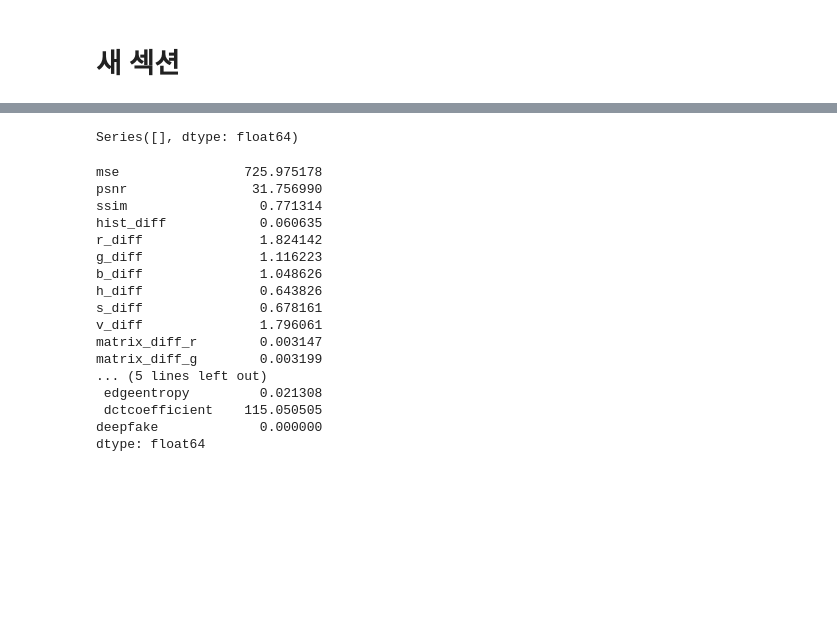
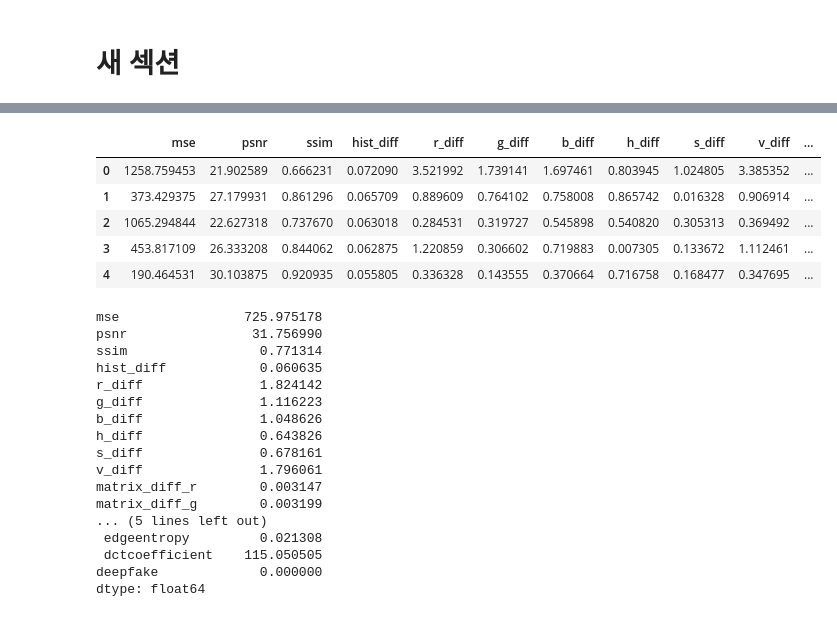
Before and after one commit to GipalLee/Deepfake_detection, a Jupyter notebook: deepfake_1_1_3.ipynb, the cells around one changed output, grey strips where cells are left out. Drawn from its saved outputs; the diff is of its cells as text; code cells hidden in the pictures; blank space fills up the shorter version.

```diff
--- a/deepfake_1_1_3.ipynb
+++ b/deepfake_1_1_3.ipynb
@@ -318,10 +304,15 @@ REAL.head()
 | 2 | 891.9691015625 | 23.398518052174193 | 0.7556750965928994 | 0.04989355770298559 | 0.8638671875012847 | 0.17527343750086288 | 0.6520703125000153 | 0.6233984374996808 | 0.5082812499998113 | 0.6540624999974938 | ... |
 | 3 | 1006.72296875 | 22.872916382768842 | 0.7635000088523277 | 0.047444256353506964 | 1.156445312498505 | 0.1795312500007924 | 0.5286328125024795 | 0.3721484375006039 | 0.05675781250043599 | 0.8081250000017093 | ... |
 | 4 | 207.256328125 | 29.73693815917437 | 0.8942739600804798 | 0.0435547230334519 | 0.31632812500033936 | 0.21496093750035072 | 0.2500390624972084 | 0.11808593749937302 | 0.2233203124998937 | 0.3319921874959846 | ... |
-# %%
-REAL.mean()
-# %% [output]
-Series([], dtype: float64)
+# %%
+FAKE.head()
+# %% [output]
+|  | mse | psnr | ssim | hist_diff | r_diff | g_diff | b_diff | h_diff | s_diff | v_diff | ... |
+| 0 | 1258.759453 | 21.902589 | 0.666231 | 0.072090 | 3.521992 | 1.739141 | 1.697461 | 0.803945 | 1.024805 | 3.385352 | ... |
+| 1 | 373.429375 | 27.179931 | 0.861296 | 0.065709 | 0.889609 | 0.764102 | 0.758008 | 0.865742 | 0.016328 | 0.906914 | ... |
+| 2 | 1065.294844 | 22.627318 | 0.737670 | 0.063018 | 0.284531 | 0.319727 | 0.545898 | 0.540820 | 0.305313 | 0.369492 | ... |
+| 3 | 453.817109 | 26.333208 | 0.844062 | 0.062875 | 1.220859 | 0.306602 | 0.719883 | 0.007305 | 0.133672 | 1.112461 | ... |
+| 4 | 190.464531 | 30.103875 | 0.920935 | 0.055805 | 0.336328 | 0.143555 | 0.370664 | 0.716758 | 0.168477 | 0.347695 | ... |
 # %%
 FAKE.mean()
 # %% [output]
```
Also changed, not shown: parts of 25 cells of this notebook.
